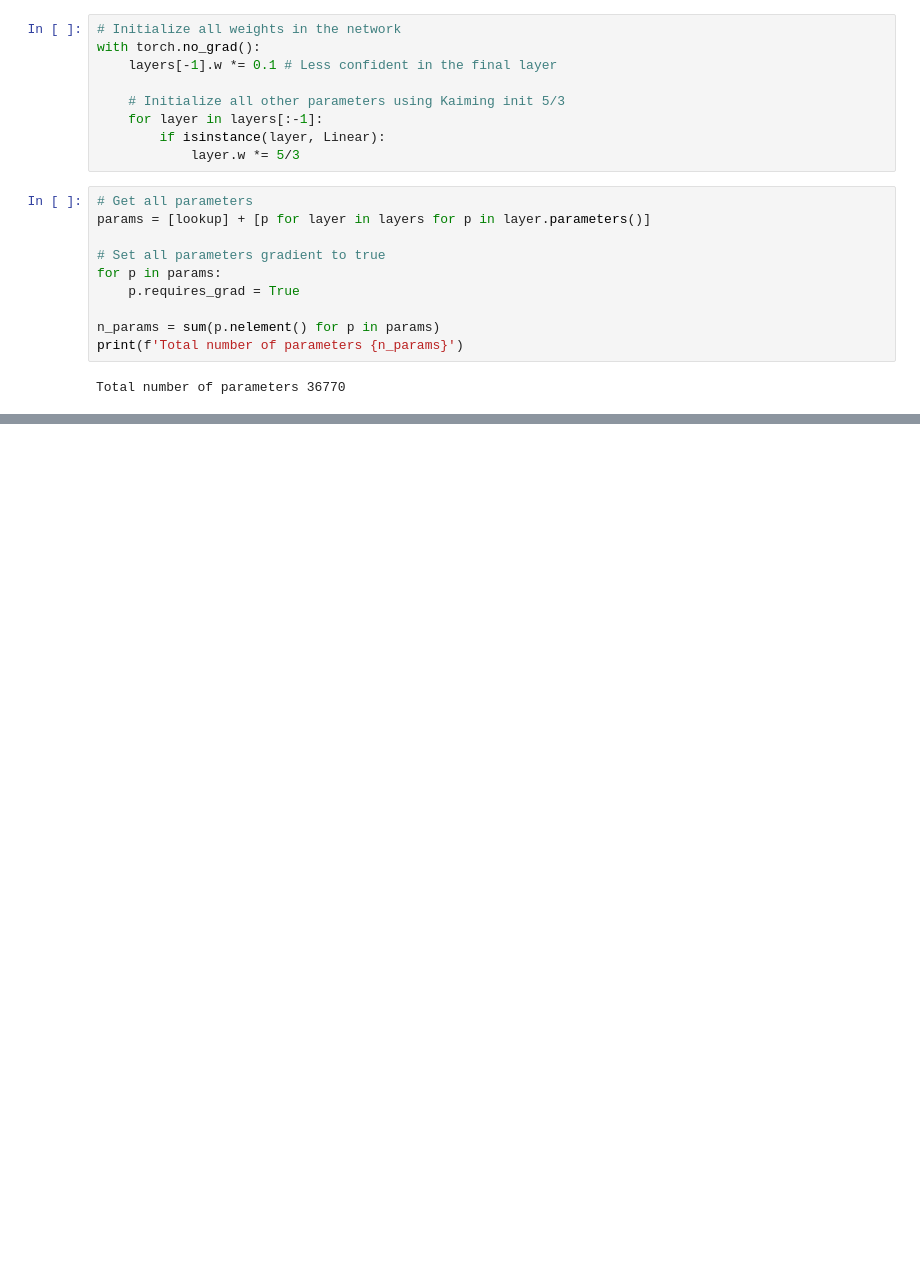
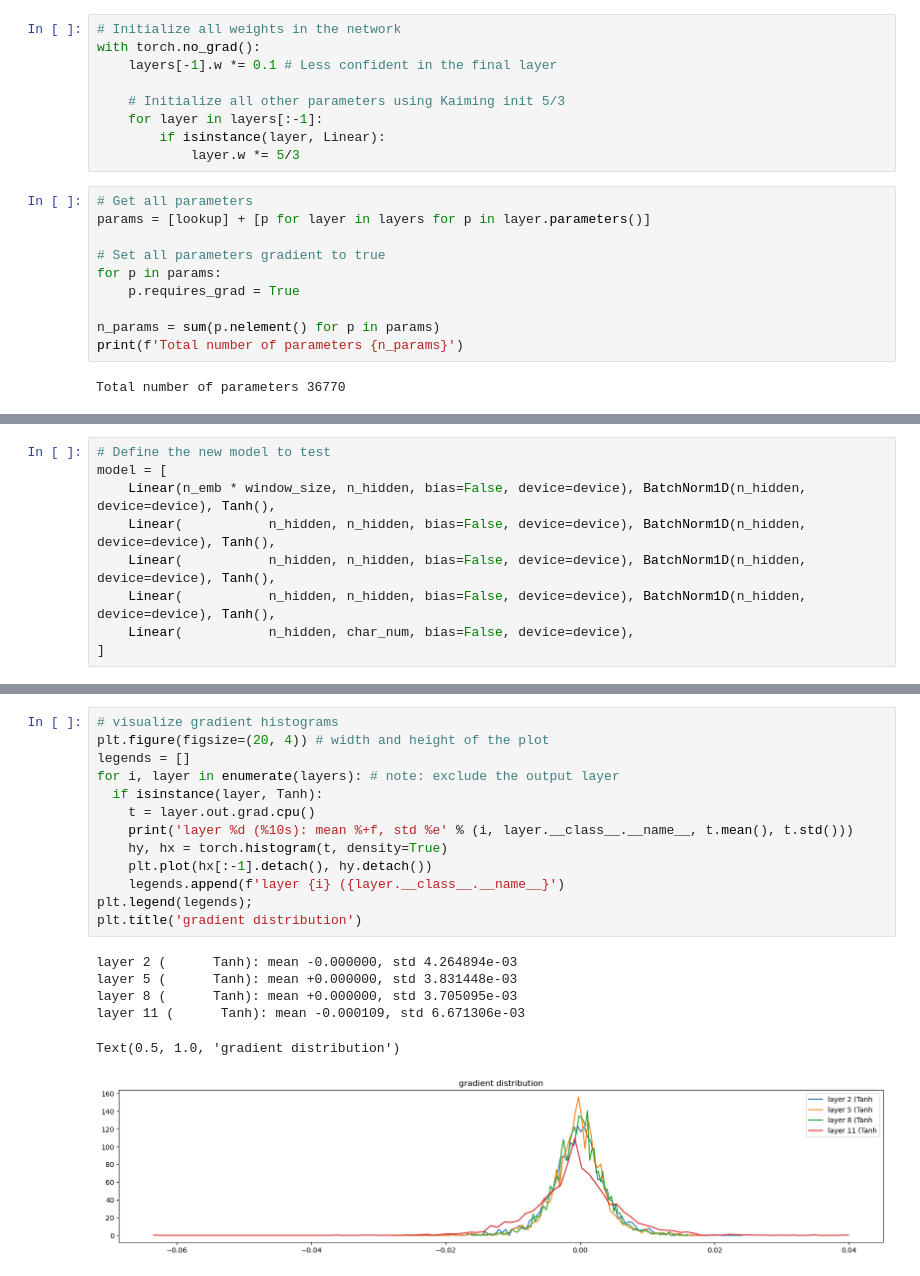
Before and after one commit to BlueAsuka/LanguageModel, a Jupyter notebook: from_scratch/mlp_framework.ipynb, the cells around one changed output, grey strips where cells are left out. Cells and saved outputs as stored; diff of their text form; blank space fills up the shorter version.

```diff
--- a/from_scratch/mlp_framework.ipynb
+++ b/from_scratch/mlp_framework.ipynb
@@ -237,0 +300,9 @@ for i in range(steps):
+# %%
+# Define the new model to test
+model = [
+    Linear(n_emb * window_size, n_hidden, bias=False, device=device), BatchNorm1D(n_hidden, device=device), Tanh(),
+    Linear(           n_hidden, n_hidden, bias=False, device=device), BatchNorm1D(n_hidden, device=device), Tanh(),
+    Linear(           n_hidden, n_hidden, bias=False, device=device), BatchNorm1D(n_hidden, device=device), Tanh(),
+    Linear(           n_hidden, n_hidden, bias=False, device=device), BatchNorm1D(n_hidden, device=device), Tanh(),
+    Linear(           n_hidden, char_num, bias=False, device=device),
+]
@@ -237,0 +427,20 @@ for i in range(steps):
+# %%
+# visualize gradient histograms
+plt.figure(figsize=(20, 4)) # width and height of the plot
+legends = []
+for i, layer in enumerate(layers): # note: exclude the output layer
+  if isinstance(layer, Tanh):
+    t = layer.out.grad.cpu()
+    print('layer %d (%10s): mean %+f, std %e' % (i, layer.__class__.__name__, t.mean(), t.std()))
+    hy, hx = torch.histogram(t, density=True)
+    plt.plot(hx[:-1].detach(), hy.detach())
+    legends.append(f'layer {i} ({layer.__class__.__name__}')
+plt.legend(legends);
+plt.title('gradient distribution')
+# %% [output]
+layer 2 (      Tanh): mean -0.000000, std 4.264894e-03
+layer 5 (      Tanh): mean +0.000000, std 3.831448e-03
+layer 8 (      Tanh): mean +0.000000, std 3.705095e-03
+layer 11 (      Tanh): mean -0.000109, std 6.671306e-03
+Text(0.5, 1.0, 'gradient distribution')
+[figure, added]
```
Also changed, not shown: parts of 26 cells of this notebook, 7 other files.
